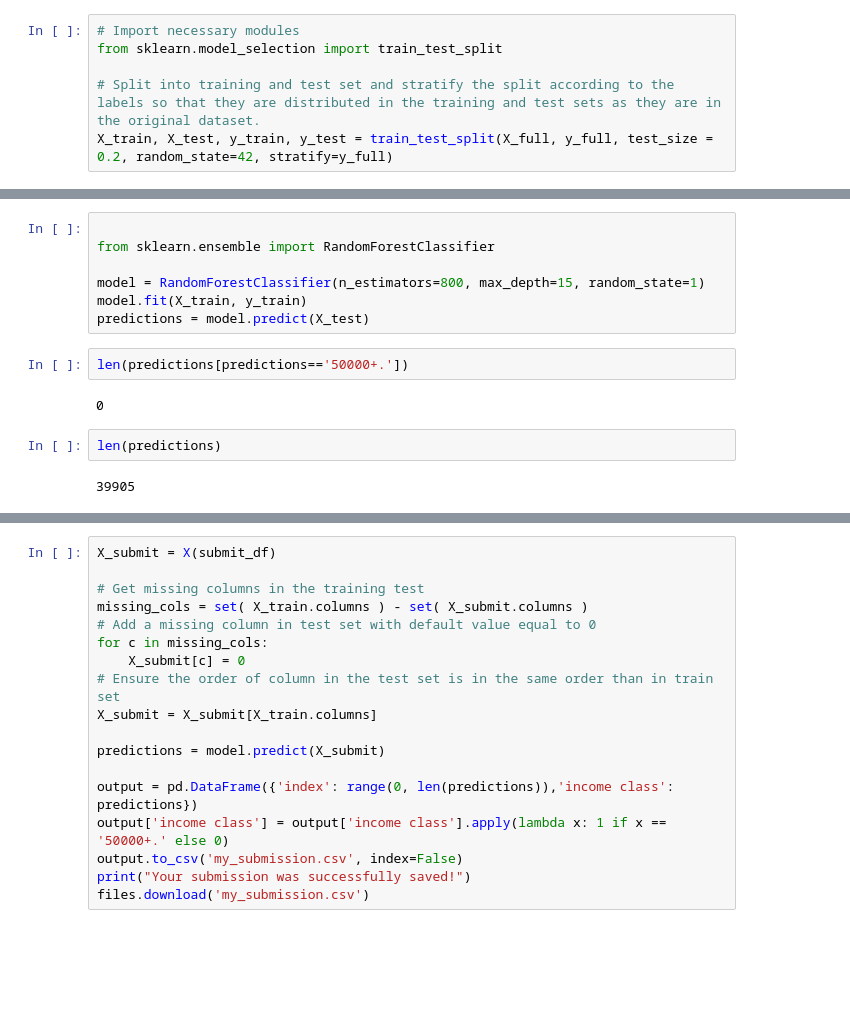
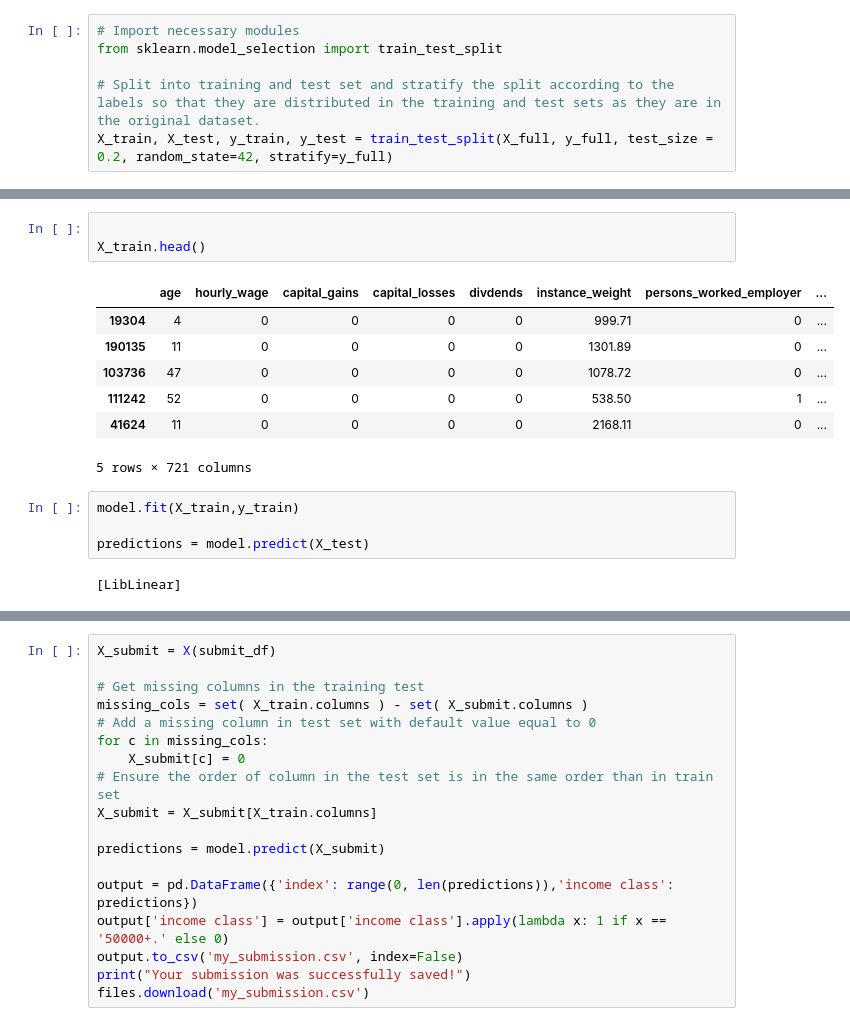
Before and after one commit to w8mr/ing-ml-challenge, a Jupyter notebook: ING_ML_Challenge_week_6.ipynb, the cells around one changed output, grey strips where cells are left out. Cells and saved outputs as stored; diff of their text form; blank space fills up the shorter version.

```diff
--- a/ING_ML_Challenge_week_6.ipynb
+++ b/ING_ML_Challenge_week_6.ipynb
@@ -303,18 +356,20 @@ Random Forest Classification
+# %%
+
+X_train.head()
+# %% [output]
+|  | age | hourly_wage | capital_gains | capital_losses | divdends | instance_weight | persons_worked_employer | ... |
+| 19304 | 4 | 0 | 0 | 0 | 0 | 999.71 | 0 | ... |
+| 190135 | 11 | 0 | 0 | 0 | 0 | 1301.89 | 0 | ... |
+| 103736 | 47 | 0 | 0 | 0 | 0 | 1078.72 | 0 | ... |
+| 111242 | 52 | 0 | 0 | 0 | 0 | 538.50 | 1 | ... |
+| 41624 | 11 | 0 | 0 | 0 | 0 | 2168.11 | 0 | ... |
+5 rows × 721 columns
 # %%
+model.fit(X_train,y_train)
 
-from sklearn.ensemble import RandomForestClassifier
-
-model = RandomForestClassifier(n_estimators=800, max_depth=15, random_state=1)
-model.fit(X_train, y_train)
 predictions = model.predict(X_test)
+# %% [output]
+[LibLinear]
-# %%
-len(predictions[predictions=='50000+.'])
-# %% [output]
-0
-# %%
-len(predictions)
-# %% [output]
-39905
 # %%
 q = X_test.copy()
 q['income'] = y_test
```
Also changed, not shown: parts of 29 cells of this notebook.
